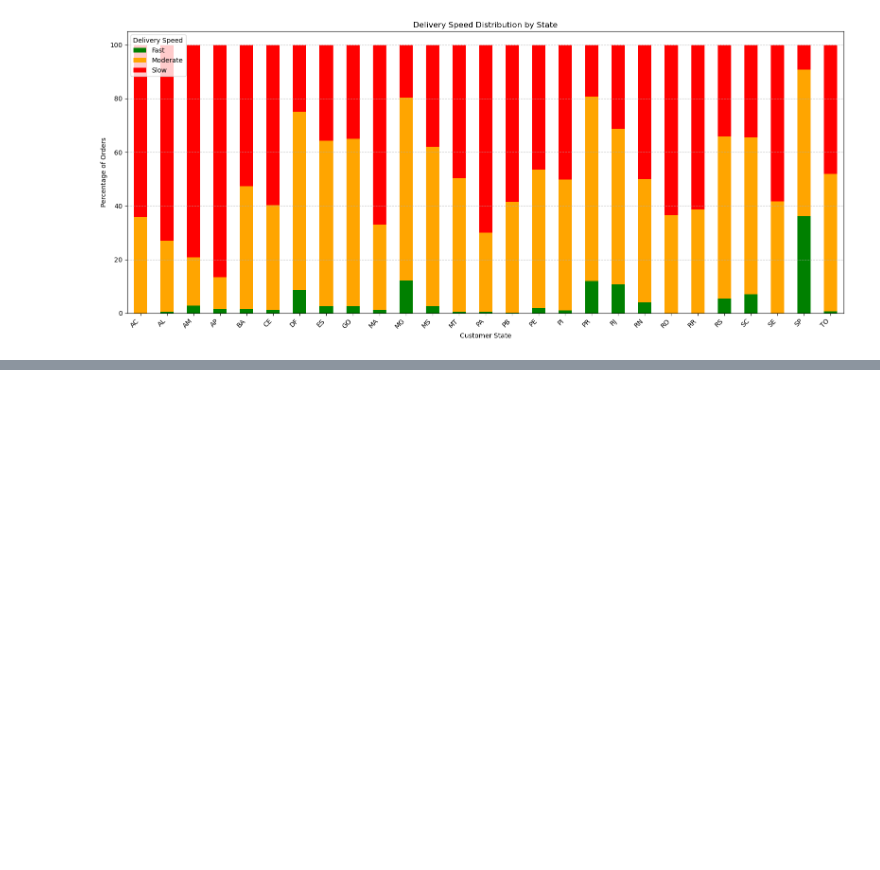
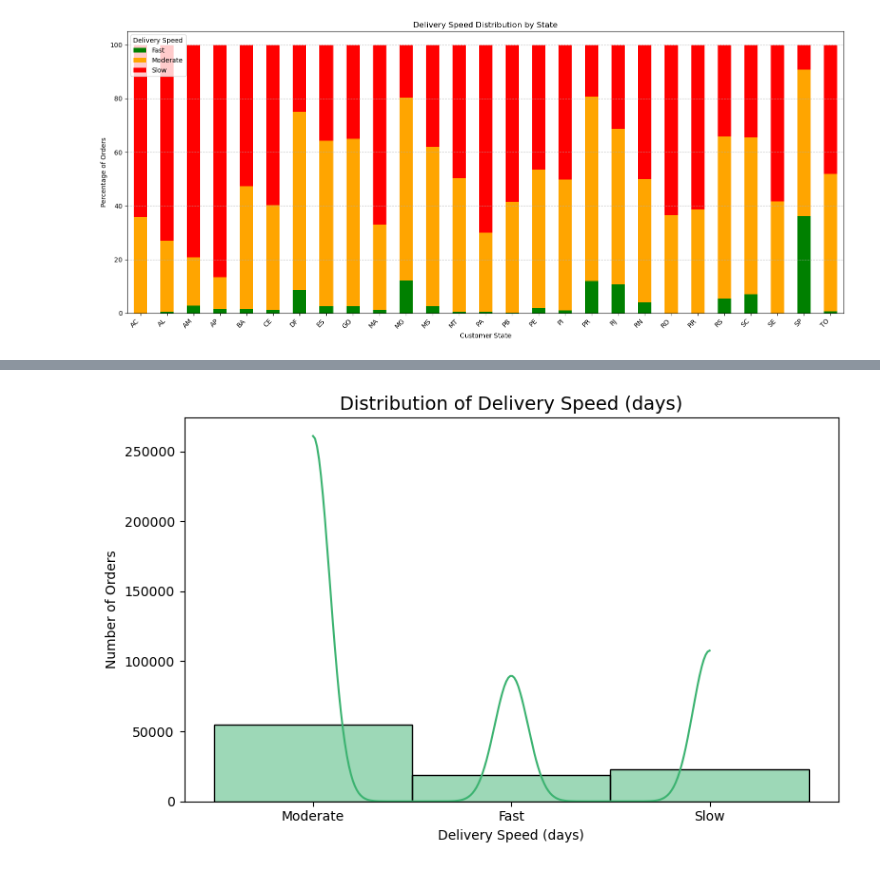
Before and after one commit to BioSam-Data/MarketMetrics, a Jupyter notebook: MarketMetrics.ipynb, the cells around one changed output, grey strips where cells are left out. Cells and saved outputs as stored; diff of their text form; code cells hidden in the pictures; blank space fills up the shorter version.

```diff
--- a/MarketMetrics.ipynb
+++ b/MarketMetrics.ipynb
@@ -1401,0 +1463,11 @@ plt.show()
+# %%
+# Plotting histogram of delivery_speed
+plt.figure(figsize=(8, 5))
+sns.histplot(final_df_cleaned['delivery_speed'], bins=30, kde=True, color='mediumseagreen')
+plt.title('Distribution of Delivery Speed (days)', fontsize=14)
+plt.xlabel('Delivery Speed (days)')
+plt.ylabel('Number of Orders')
+plt.tight_layout()
+plt.show()
+# %% [output]
+[figure, added]
```
Also changed, not shown: parts of 19 cells of this notebook, 55 other files.
